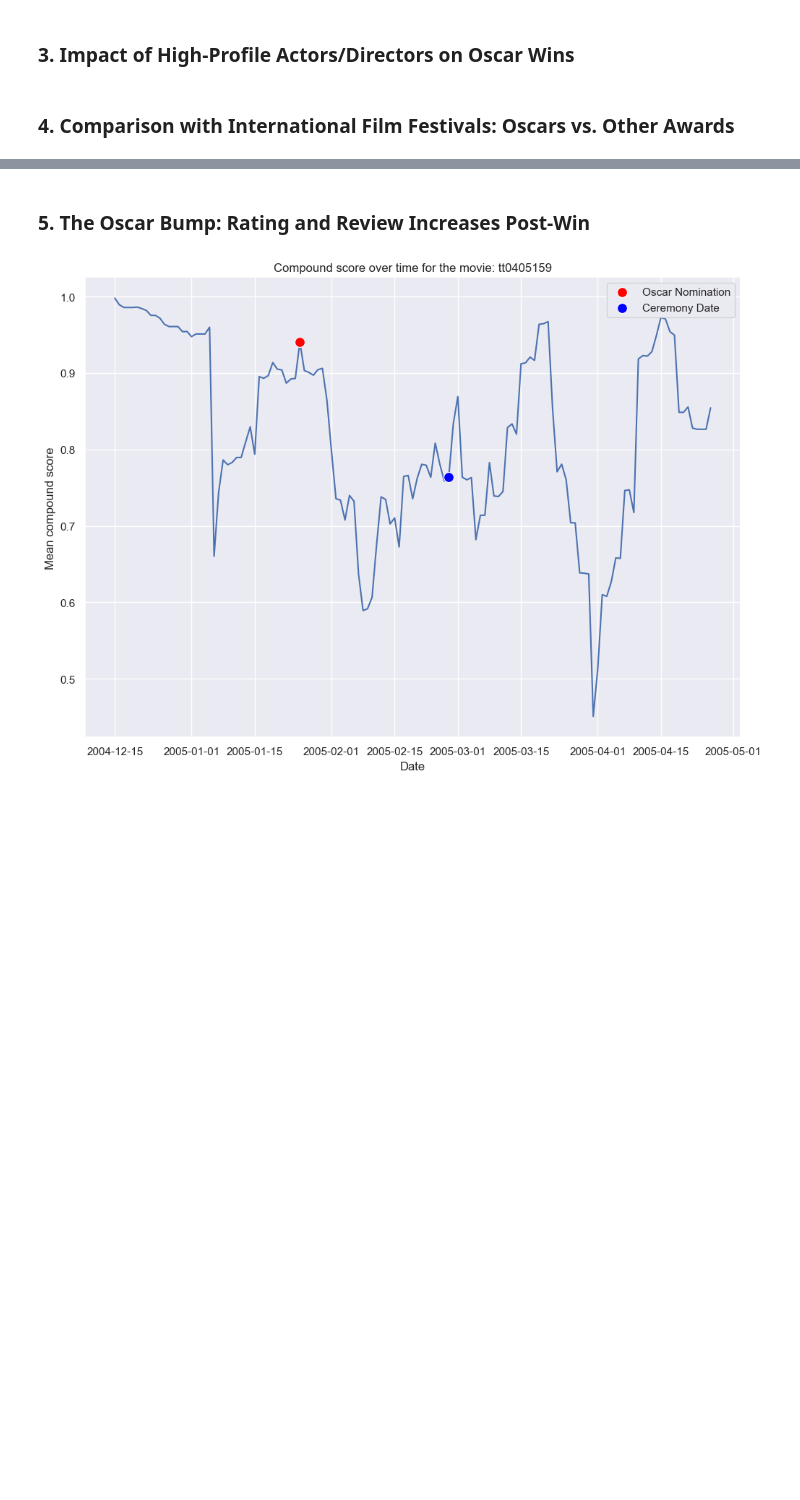
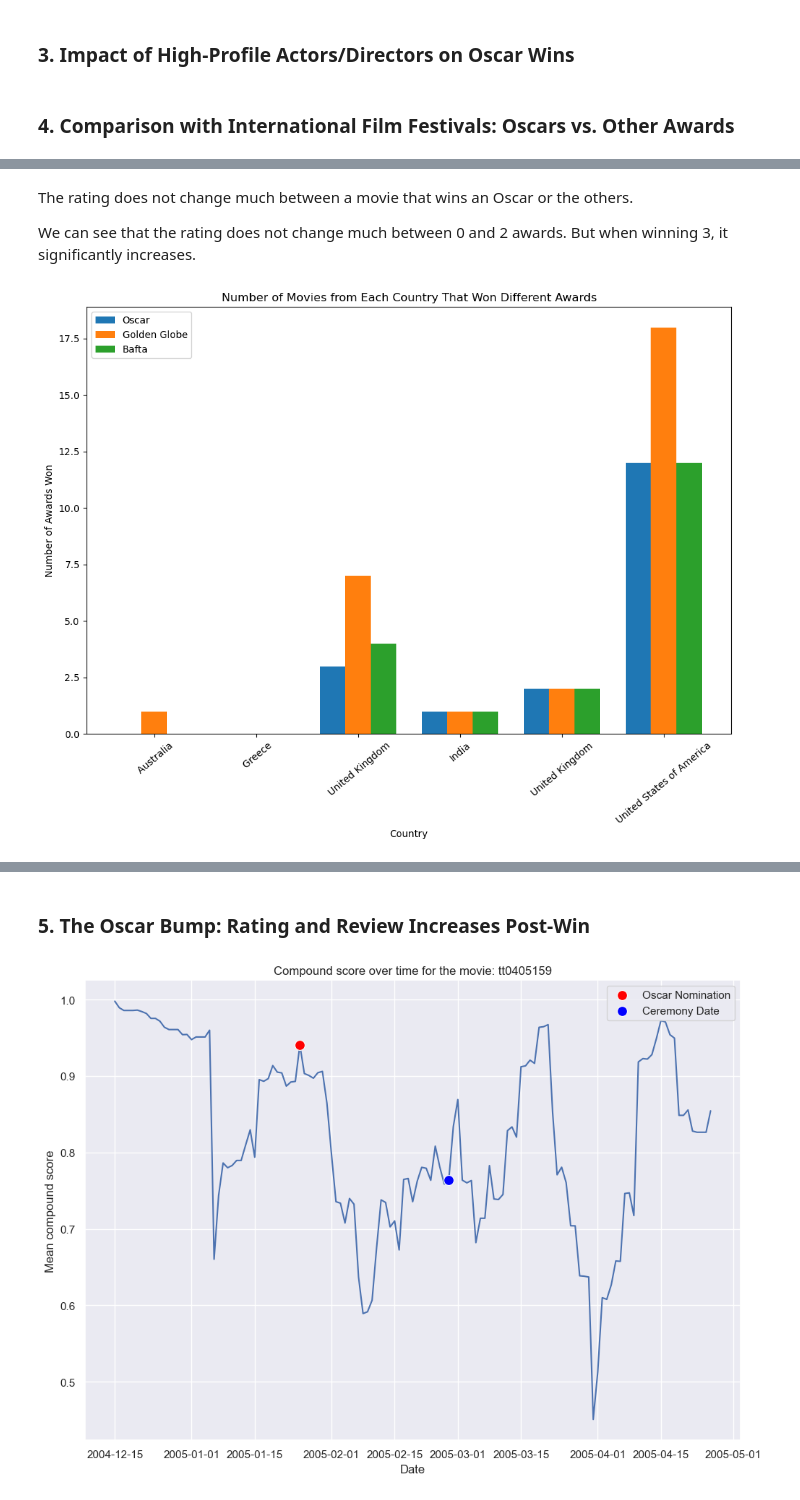
Before and after one commit to epfl-ada/ada-2024-project-badaboum, a Jupyter notebook: results.ipynb, the cells around one changed output, grey strips where cells are left out. Saved outputs shown, nothing was run; the diff lists cells and outputs as text; code cells hidden in the pictures; blank space fills up the shorter version.

```diff
--- a/results.ipynb
+++ b/results.ipynb
@@ -32,0 +49,8 @@ The number of reviews decreases with time after the oscar ceremony. This needs t
+# %% [markdown]
+The rating does not change much between a movie that wins an Oscar or the others.
+
+We can see that the rating does not change much between 0 and 2 awards. But when winning 3, it significantly increases.
+# %%
+awards_by_countries()
+# %% [output]
+[figure, added]
```
Also changed, not shown: parts of 6 cells of this notebook, 2 other files.
